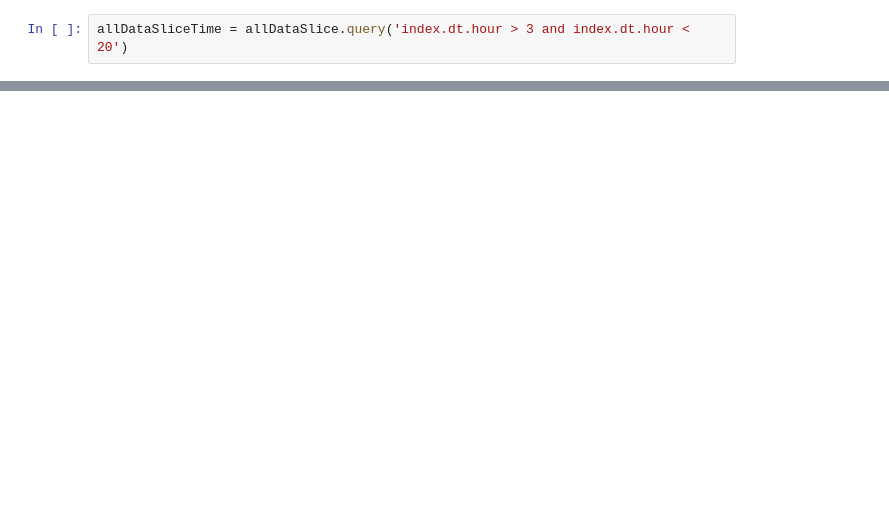
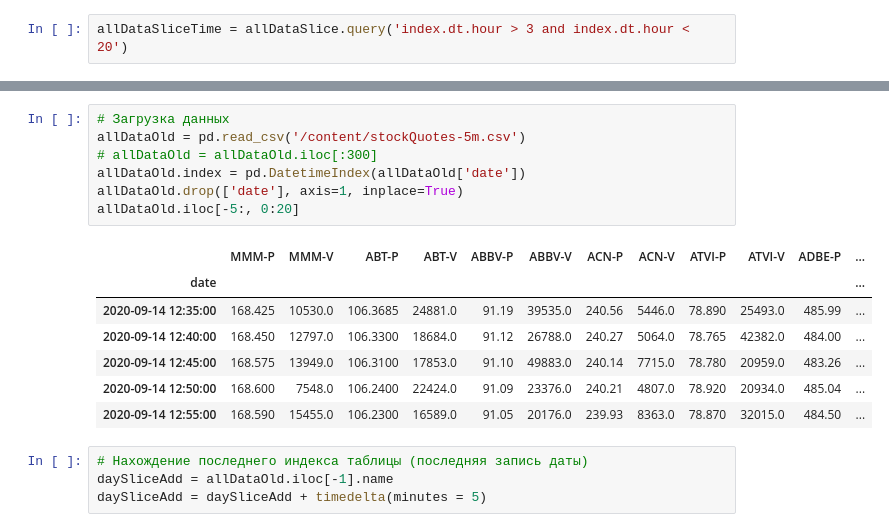
Before and after one commit to UrukHan/NeuroNetStockQuotes, a Jupyter notebook: AlphaVintageApi.ipynb, the cells around one changed output, grey strips where cells are left out. Drawn from its saved outputs; the diff is of its cells as text; blank space fills up the shorter version.

```diff
--- a/AlphaVintageApi.ipynb
+++ b/AlphaVintageApi.ipynb
@@ -202,0 +223,19 @@ date                                       ...
+# %%
+# Загрузка данных
+allDataOld = pd.read_csv('/content/stockQuotes-5m.csv')
+# allDataOld = allDataOld.iloc[:300]
+allDataOld.index = pd.DatetimeIndex(allDataOld['date'])
+allDataOld.drop(['date'], axis=1, inplace=True)
+allDataOld.iloc[-5:, 0:20]
+# %% [output]
+|  | MMM-P | MMM-V | ABT-P | ABT-V | ABBV-P | ABBV-V | ACN-P | ACN-V | ATVI-P | ATVI-V | ADBE-P | ... |
+| date |  |  |  |  |  |  |  |  |  |  |  | ... |
+| 2020-09-14 12:35:00 | 168.425 | 10530.0 | 106.3685 | 24881.0 | 91.19 | 39535.0 | 240.56 | 5446.0 | 78.890 | 25493.0 | 485.99 | ... |
+| 2020-09-14 12:40:00 | 168.450 | 12797.0 | 106.3300 | 18684.0 | 91.12 | 26788.0 | 240.27 | 5064.0 | 78.765 | 42382.0 | 484.00 | ... |
+| 2020-09-14 12:45:00 | 168.575 | 13949.0 | 106.3100 | 17853.0 | 91.10 | 49883.0 | 240.14 | 7715.0 | 78.780 | 20959.0 | 483.26 | ... |
+| 2020-09-14 12:50:00 | 168.600 | 7548.0 | 106.2400 | 22424.0 | 91.09 | 23376.0 | 240.21 | 4807.0 | 78.920 | 20934.0 | 485.04 | ... |
+| 2020-09-14 12:55:00 | 168.590 | 15455.0 | 106.2300 | 16589.0 | 91.05 | 20176.0 | 239.93 | 8363.0 | 78.870 | 32015.0 | 484.50 | ... |
+# %%
+# Нахождение последнего индекса таблицы (последняя запись даты)
+daySliceAdd = allDataOld.iloc[-1].name
+daySliceAdd = daySliceAdd + timedelta(minutes = 5)
```
Also changed, not shown: parts of 16 cells of this notebook.
